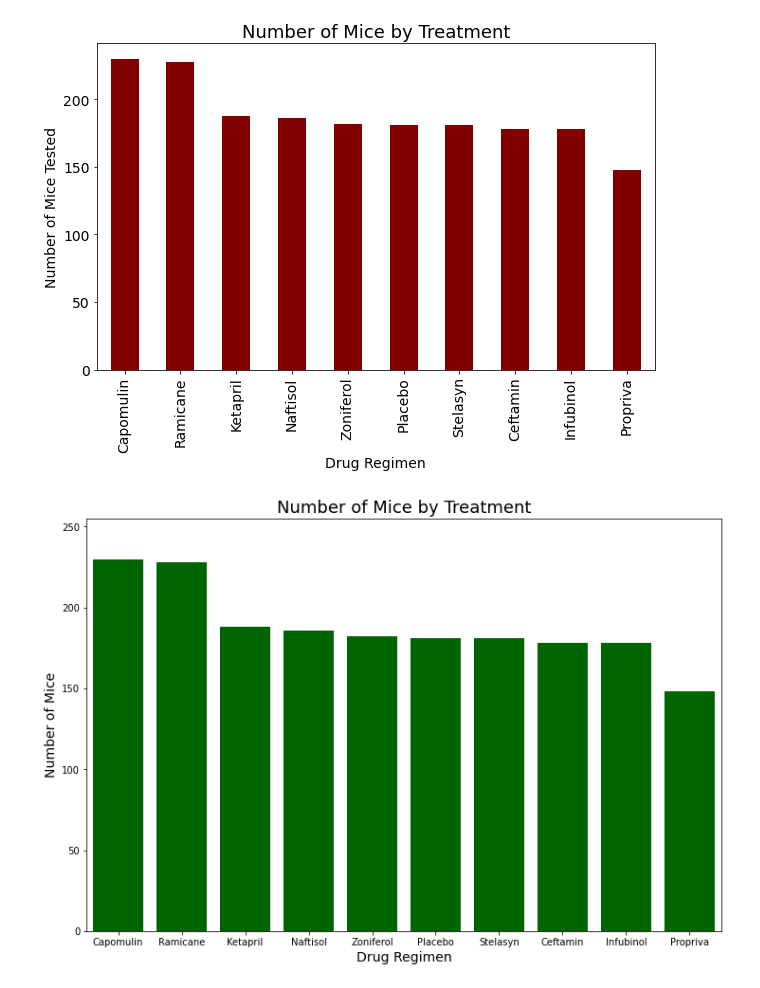
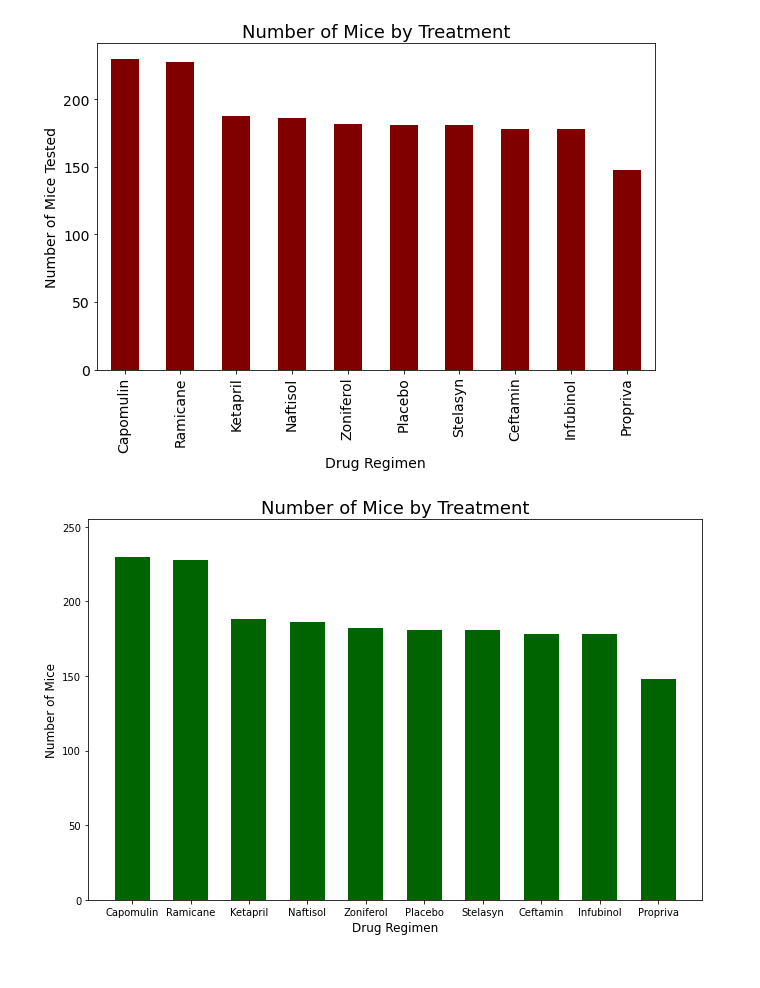
Before and after one commit to emilyneaville/matplotlib-challenge, a Jupyter notebook: pymaceuticals.ipynb, the cells around one changed output. Cells and saved outputs as stored; diff of their text form; code cells hidden in the pictures.

Commit message:
Adjusted matplotlib chart
Changed fontsizes and bar width

```diff
--- a/pymaceuticals.ipynb
+++ b/pymaceuticals.ipynb
@@ -122,24 +122,25 @@ plt.show()
 # %%
 # Better looking barchart using PyPlot analyzing the number of Timeopints per Treatment
 
 # Establish the x-axis and figure
-fig1, ax1 = plt.subplots(figsize=(12,8))
+fig1, ax1 = plt.subplots(figsize=(11,7))
 x_axis = np.arange(len(total_timepoints_df))
 tick_locations = [value for value in x_axis]
 plt.xticks(tick_locations, total_timepoints_df.index)
 
 # Create bar chart with df info
 plt.bar(x_axis, total_timepoints_df['Timepoint'],
         color='darkgreen',
+        width= 0.6,
         align='center')
 
 # Create limits, labels, and titles
 plt.title('Number of Mice by Treatment', fontsize=18)
-plt.xlabel('Drug Regimen', fontsize=14)
-plt.xlim(-0.5, len(x_axis)-0.5)
-plt.ylabel('Number of Mice', fontsize=14)
+plt.xlabel('Drug Regimen', fontsize=12)
+plt.xlim(-0.75, len(x_axis)-0.25)
+plt.ylabel('Number of Mice', fontsize=12)
 plt.ylim(0, max(total_timepoints_df['Timepoint'])+25)
 
 plt.show()
 # %% [output]
-[figure, old version]
+[figure, new version]
```
